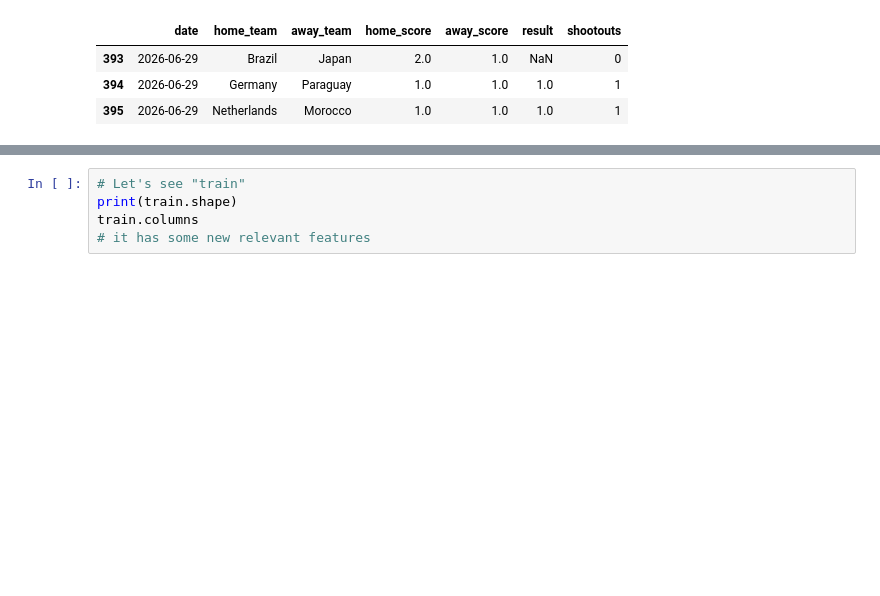
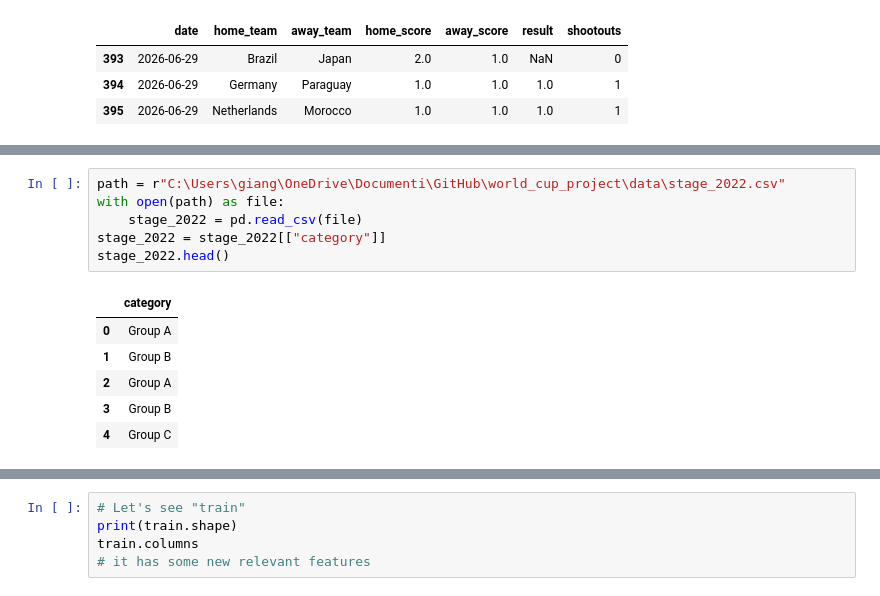
Before and after one commit to michele-55/world_cup_project, a Jupyter notebook: analysis.ipynb, the cells around one changed output, grey strips where cells are left out. Saved outputs shown, nothing was run; the diff lists cells and outputs as text; blank space fills up the shorter version.

```diff
--- a/analysis.ipynb
+++ b/analysis.ipynb
@@ -259,0 +289,13 @@ data_matches.tail(15)
+# %%
+path = r"C:\Users\giang\OneDrive\Documenti\GitHub\world_cup_project\data\stage_2022.csv"
+with open(path) as file:
+    stage_2022 = pd.read_csv(file)
+stage_2022 = stage_2022[["category"]]
+stage_2022.head()
+# %% [output]
+|  | category |
+| 0 | Group A |
+| 1 | Group B |
+| 2 | Group A |
+| 3 | Group B |
+| 4 | Group C |
```
Also changed, not shown: parts of 27 cells of this notebook, 4 other files.
